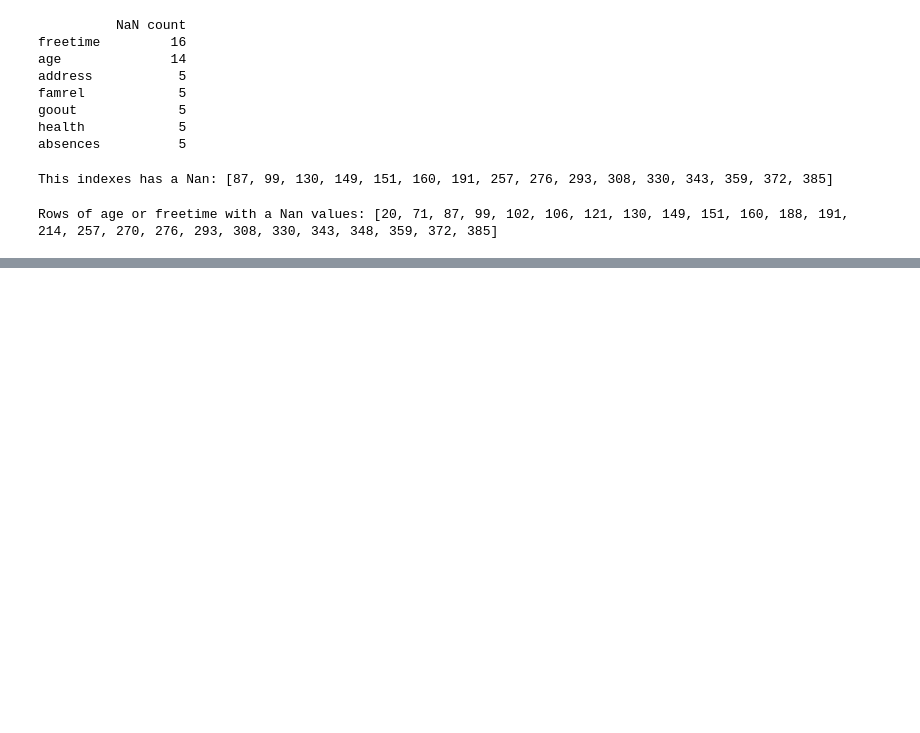
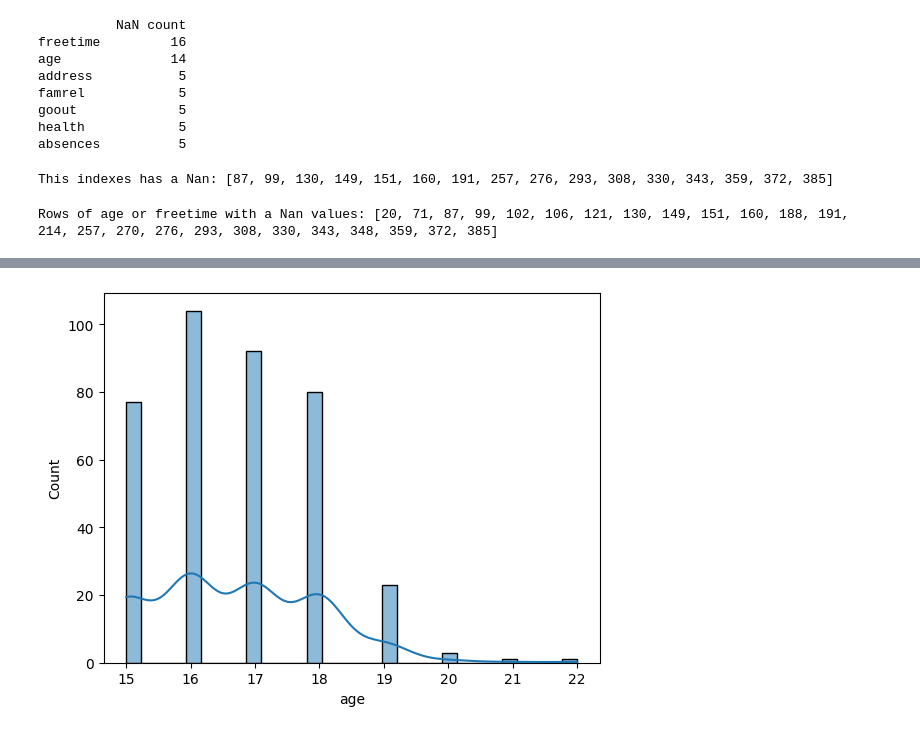
Before and after one commit to HanFredriksson/AI-plugg-filer-Hannes-Fredriksson, a Jupyter notebook: Databehandling/Exercises/Exercises-01.ipynb, the cells around one changed output, grey strips where cells are left out. Drawn from its saved outputs; the diff is of its cells as text; code cells hidden in the pictures; blank space fills up the shorter version.

```diff
--- a/Databehandling/Exercises/Exercises-01.ipynb
+++ b/Databehandling/Exercises/Exercises-01.ipynb
@@ -70,0 +111,5 @@ print(total_Nan)
+# %%
+import seaborn as sns
+fig3 = sns.histplot(data["age"], bins=30, kde= True)
+# %% [output]
+[figure, added]
```
Also changed, not shown: parts of 10 cells of this notebook.
